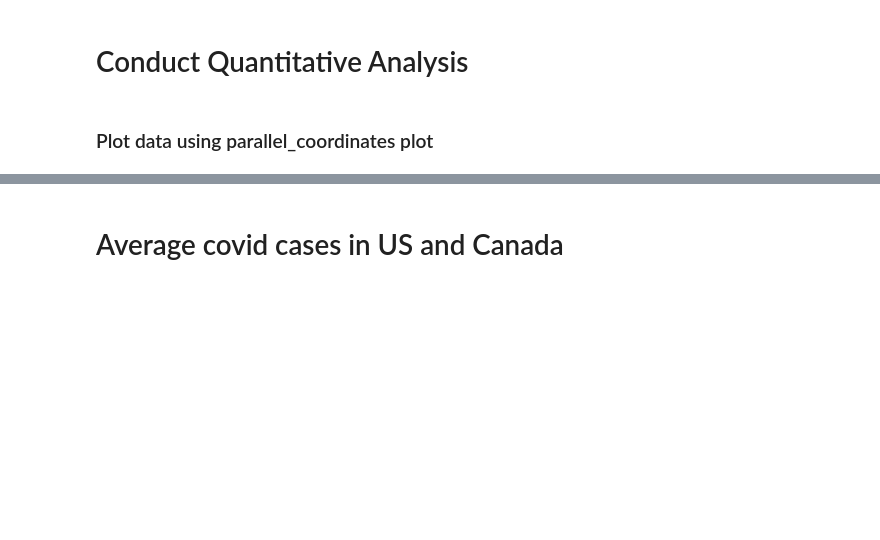
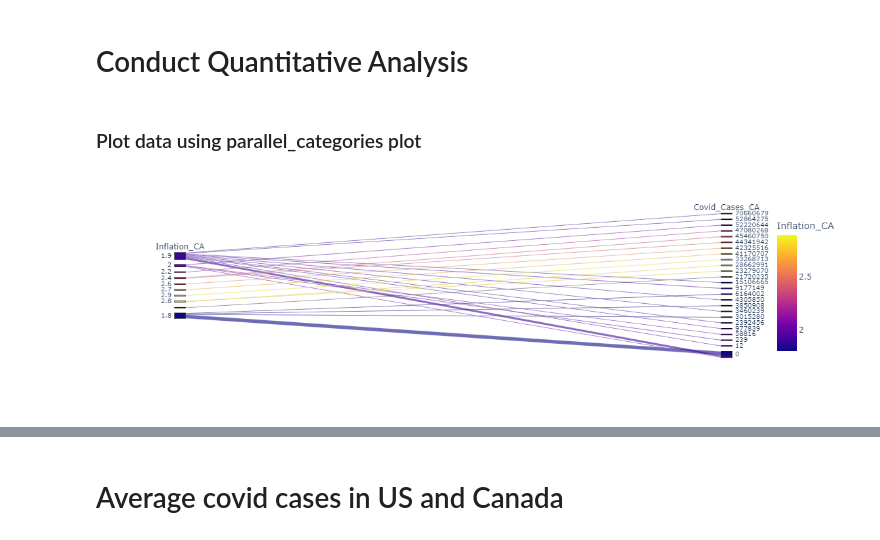
Before and after one commit to malkawenedal/Impact-on-Inflation-due-to-Covid-for-US-Canada, a Jupyter notebook: Analysis.ipynb, the cells around one changed output, grey strips where cells are left out. Drawn from its saved outputs; the diff is of its cells as text; code cells hidden in the pictures; blank space fills up the shorter version.

```diff
--- a/Analysis.ipynb
+++ b/Analysis.ipynb
@@ -59,7 +75,15 @@ dtype: object
 # %% [markdown]
 # Conduct Quantitative Analysis
 # %% [markdown]
-###  Plot data using parallel_coordinates plot
+###  Plot data using parallel_categories plot
+# %%
+px.parallel_categories(
+    combined_df,
+    dimensions=["Inflation_CA","Covid_Cases_CA"],
+    color="Inflation_CA",
+)
+# %% [output]
+[figure, added]
 # %%
 px.parallel_categories(
     combined_df,
```
Also changed, not shown: parts of 15 cells of this notebook, 4 other files.
